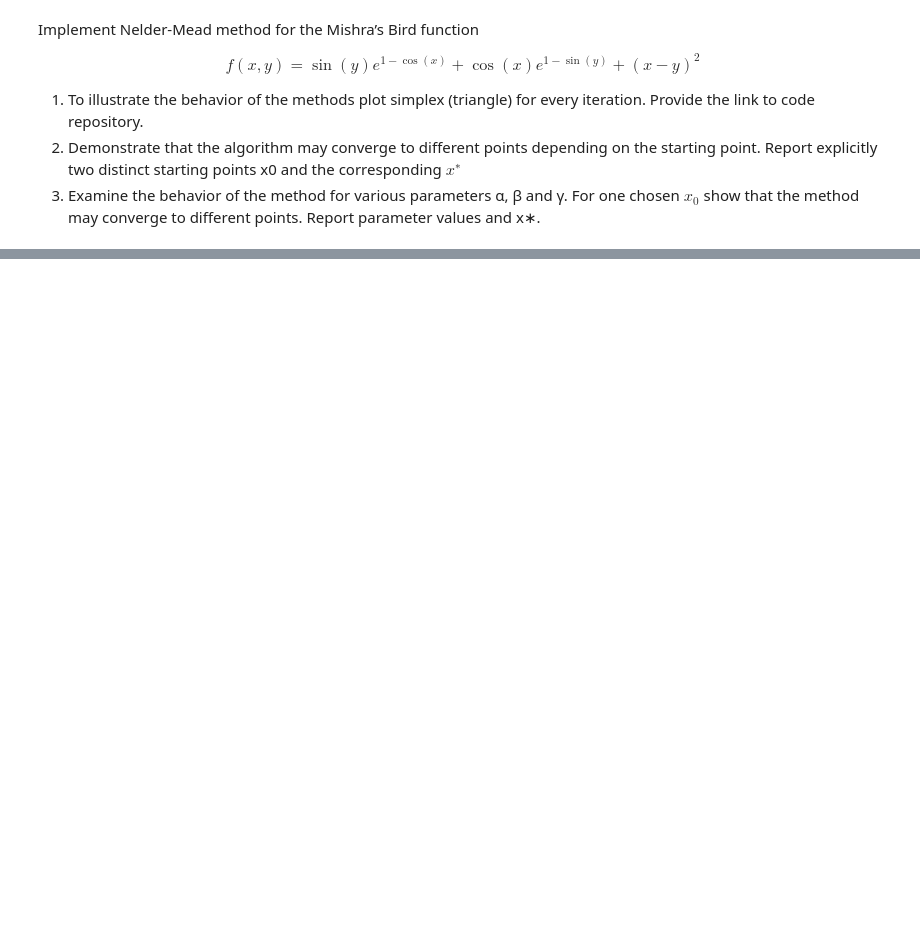
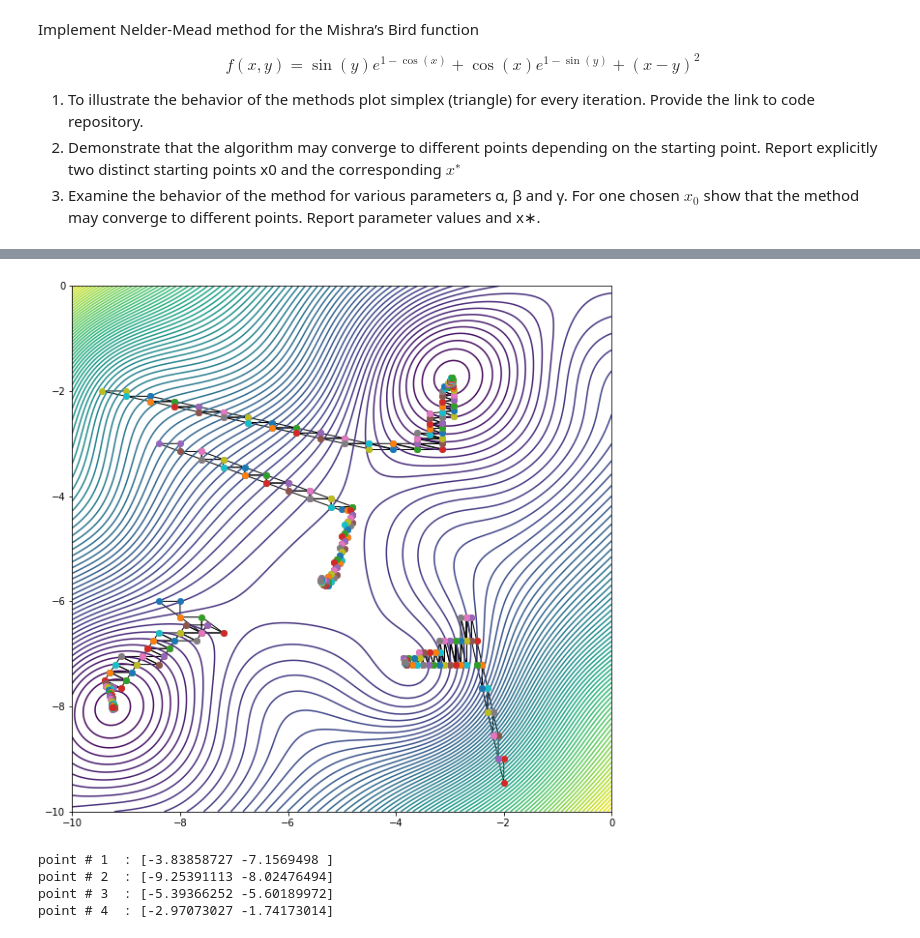
Before and after one commit to TC406/Optimization_Methods_2020, a Jupyter notebook: hw_week_1/HW_week_1.ipynb, the cells around one changed output, grey strips where cells are left out. Saved outputs shown, nothing was run; the diff lists cells and outputs as text; code cells hidden in the pictures; blank space fills up the shorter version.

```diff
--- a/hw_week_1/HW_week_1.ipynb
+++ b/hw_week_1/HW_week_1.ipynb
@@ -63,14 +63,9 @@ def wrap_function(function, args):
 # @jit(nogil=True, nopython=True)
 def minimize_neldermead(func, x0,
                         maxiter=400, sim=None,
-                        alpha=1, beta=0.5,
+                        alpha=1, beta=2, gamma=0.5, sigma=0.5,
                          xatol=1e-4, fatol=1e-4):
 
-
-    alpha = 1
-    gamma = 0.5
-    beta = 0.5
-    sigma = 0.5
 
     nonzdelt = 0.05
     zdelt = 0.00025
@@ -83,7 +78,6 @@ def minimize_neldermead(func, x0,
     if sim is None:
         sim = np.zeros((N + 1, N), dtype=x0.dtype)
         sim[0] = x0
-    print(sim.shape)
     # Generating simplex points
     # Generate them outside?
     for k in range(N):
@@ -221,7 +226,34 @@ test_min, test_allvecs =_minimize_neldermead(mishra_bird, np.array([-2.0,-9.0]))
+# %%
+found_min_1, all_simplex_1 = minimize_neldermead(mishra_bird, np.array([-8.0,-6.0]),
+                                maxiter=400, sim=None,
+                                alpha=1, beta=0.5,
+                                xatol=1e-4, fatol=1e-4)
+
+found_min_2, all_simplex_2 = minimize_neldermead(mishra_bird, np.array([-8.0,-3.0]),
+                                maxiter=400, sim=None,
+                                alpha=1, beta=0.5,
+                                xatol=1e-4, fatol=1e-4)
+
+found_min_3, all_simplex_3 = minimize_neldermead(mishra_bird, np.array([-9.0,-2.0]),
+                                maxiter=400, sim=None,
+                                alpha=1, beta=0.5,
+                                xatol=1e-4, fatol=1e-4)
 # %%
+
 plt.figure(figsize=(10,10))
 plt.contour(X, Y, Z_raw, 100)
-for simplex in test_allvecs:
-    plt.plot(simplex[:,0], simplex[:,1], 'o')
-    t1 = plt.Polygon(simplex, fill=False)
-    plt.gca().add_patch(t1)
+for simplex_coll in [all_simplex_1, all_simplex_2, all_simplex_3, all_simplex]:
+    for simplex in simplex_coll:
+        plt.plot(simplex[:,0], simplex[:,1], 'o')
+        t1 = plt.Polygon(simplex, fill=False)
+        plt.gca().add_patch(t1)
+# %% [output]
+[figure, added]
+# %%
+for i, buf_min in enumerate([found_min, found_min_1, found_min_2, found_min_3]):
+    print("point #", i+1, " :",  buf_min)
+# %% [output]
+point # 1  : [-3.83858727 -7.1569498 ]
+point # 2  : [-9.25391113 -8.02476494]
+point # 3  : [-5.39366252 -5.60189972]
+point # 4  : [-2.97073027 -1.74173014]
```
Also changed, not shown: parts of 10 cells of this notebook.
